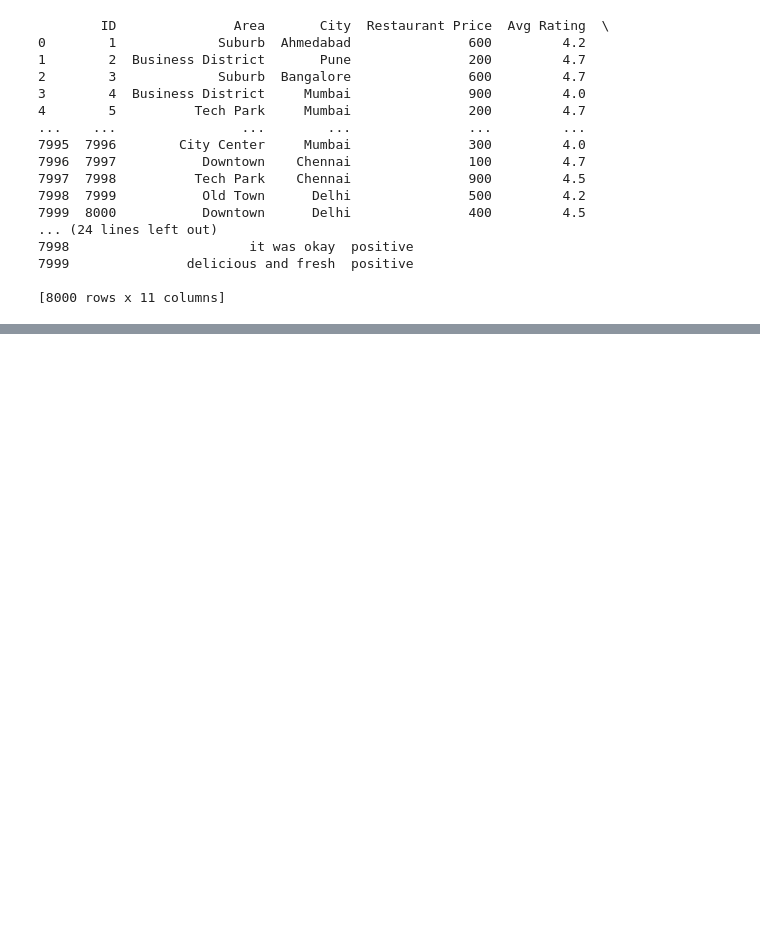
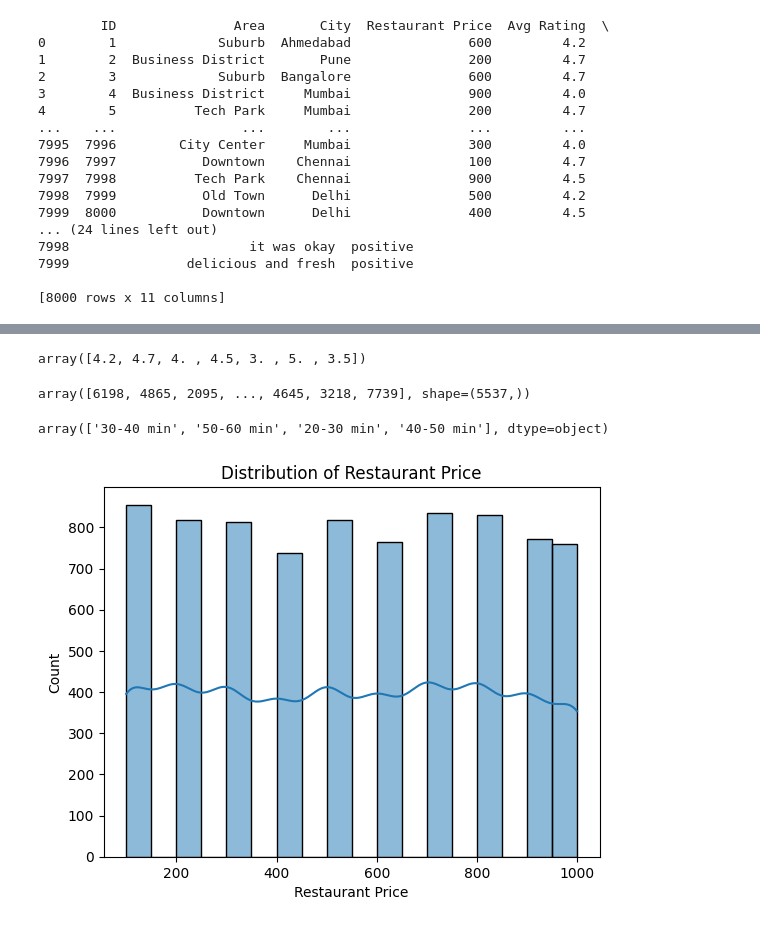
Before and after one commit to Ritikakoirala/Smart-Restaurant-and-Sentiment-Analysis, a Jupyter notebook: smartapp/MODELTRAINED.ipynb, the cells around one changed output, grey strips where cells are left out. Saved outputs shown, nothing was run; the diff lists cells and outputs as text; code cells hidden in the pictures; blank space fills up the shorter version.

```diff
--- a/smartapp/MODELTRAINED.ipynb
+++ b/smartapp/MODELTRAINED.ipynb
@@ -10,0 +8,3 @@ print(data.columns.tolist())
+# %%
+data=pd.read_csv('swiggy.csv')
+print(data.columns.tolist())
@@ -42,0 +148,21 @@ print(data)
+# %%
+data['Avg Rating'].unique()
+# %% [output]
+array([4.2, 4.7, 4. , 4.5, 3. , 5. , 3.5])
+# %%
+data['Total Rating'].unique()
+# %% [output]
+array([6198, 4865, 2095, ..., 4645, 3218, 7739], shape=(5537,))
+# %%
+data['Delivery Time'].unique()
+# %% [output]
+array(['30-40 min', '50-60 min', '20-30 min', '40-50 min'], dtype=object)
+# %%
+
+import seaborn as sns
+import matplotlib.pyplot as plt
+sns.histplot(data['Restaurant Price'], kde=True)
+plt.title('Distribution of Restaurant Price')
+plt.show()
+# %% [output]
+[figure, added]
```
Also changed, not shown: parts of 18 cells of this notebook.
